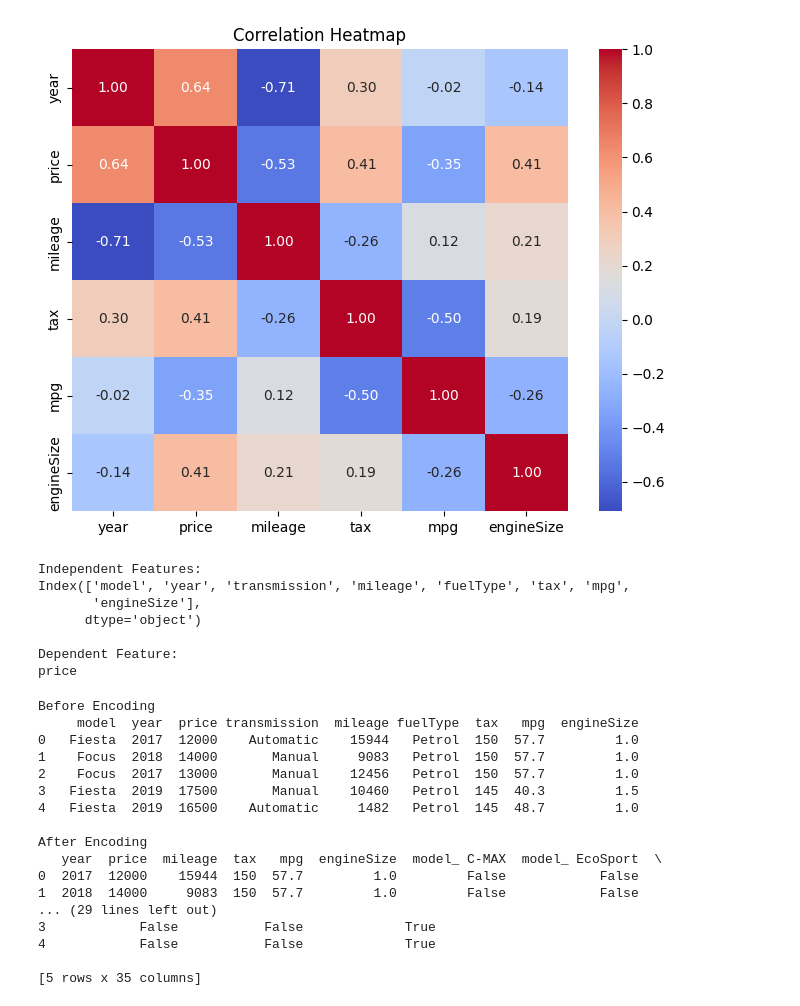
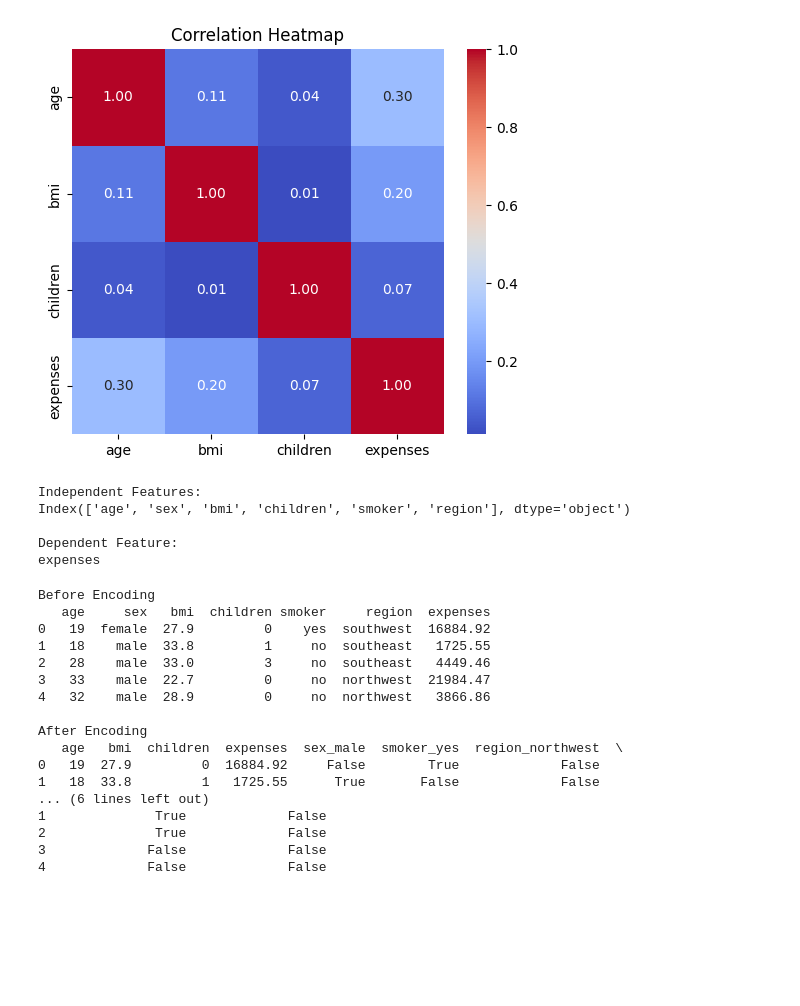
Before and after one commit to purvakose96/task18, a Jupyter notebook: Untitled4.ipynb, the cells around one changed output. Drawn from its saved outputs; the diff is of its cells as text; code cells hidden in the pictures; blank space fills up the shorter version.

```diff
--- a/Untitled4.ipynb
+++ b/Untitled4.ipynb
@@ -14,5 +14,5 @@ Saving ford_car_dataset.csv to ford_car_dataset.csv
 # %%
-filepath = "/content/ford_car_dataset.csv"
+filepath = "/content/insurance - insurance.csv"
 df = pd.read_csv(filepath)
 df.head(10)
 # %% [output]
@@ -131,7 +123,7 @@ dtype: int64
 # %%
 import matplotlib.pyplot as plt
 
-numeric_cols = ['year', 'price', 'mileage', 'tax', 'mpg', 'engineSize']
+numeric_cols = ['age','bmi','children','expenses']
 
 for col in numeric_cols:
     plt.figure(figsize=(5,4))
@@ -165,57 +155,55 @@ for col in categorical_cols:
 # %%
-plt.figure(figsize=(8,6))
+plt.figure(figsize=(6,5))
 
 sns.heatmap(df[numeric_cols].corr(),
             annot=True,
             cmap='coolwarm',
             fmt='.2f')
 
-plt.title('Correlation Heatmap')
+plt.title("Correlation Heatmap")
 plt.show()
 # %% [output]
-[figure, old version]
+[figure, new version]
 # %%
 print("Independent Features:")
-print(df.drop('price', axis=1).columns)
+print(df.drop('expenses', axis=1).columns)
 
 print("\nDependent Feature:")
-print('price')
+print("expenses")
 # %% [output]
 Independent Features:
-Index(['model', 'year', 'transmission', 'mileage', 'fuelType', 'tax', 'mpg',
-       'engineSize'],
-      dtype='object')
+Index(['age', 'sex', 'bmi', 'children', 'smoker', 'region'], dtype='object')
 
 Dependent Feature:
-price
+expenses
 # %%
 print("Before Encoding")
 print(df.head())
 
 df_encoded = pd.get_dummies(df,
-                            columns=['model','transmission','fuelType'],
+                            columns=['sex','smoker','region'],
                             drop_first=True)
 
 print("\nAfter Encoding")
 print(df_encoded.head())
 # %% [output]
 Before Encoding
-     model  year  price transmission  mileage fuelType  tax   mpg  engineSize
-0   Fiesta  2017  12000    Automatic    15944   Petrol  150  57.7         1.0
-1    Focus  2018  14000       Manual     9083   Petrol  150  57.7         1.0
-2    Focus  2017  13000       Manual    12456   Petrol  150  57.7         1.0
-3   Fiesta  2019  17500       Manual    10460   Petrol  145  40.3         1.5
-4   Fiesta  2019  16500    Automatic     1482   Petrol  145  48.7         1.0
+   age     sex   bmi  children smoker     region  expenses
+0   19  female  27.9         0    yes  southwest  16884.92
+1   18    male  33.8         1     no  southeast   1725.55
+2   28    male  33.0         3     no  southeast   4449.46
+3   33    male  22.7         0     no  northwest  21984.47
+4   32    male  28.9         0     no  northwest   3866.86
 
 After Encoding
-   year  price  mileage  tax   mpg  engineSize  model_ C-MAX  model_ EcoSport  \
-0  2017  12000    15944  150  57.7         1.0         False            False
-1  2018  14000     9083  150  57.7         1.0         False            False
-... (29 lines left out)
-3            False           False             True
-4            False           False             True
-
-[5 rows x 35 columns]
+   age   bmi  children  expenses  sex_male  smoker_yes  region_northwest  \
+0   19  27.9         0  16884.92     False        True             False
+1   18  33.8         1   1725.55      True       False             False
+... (6 lines left out)
+1              True             False
+2              True             False
+3             False             False
+4             False             False
 # %%
 from sklearn.preprocessing import StandardScaler
 
```
Also changed, not shown: parts of 19 cells of this notebook.
